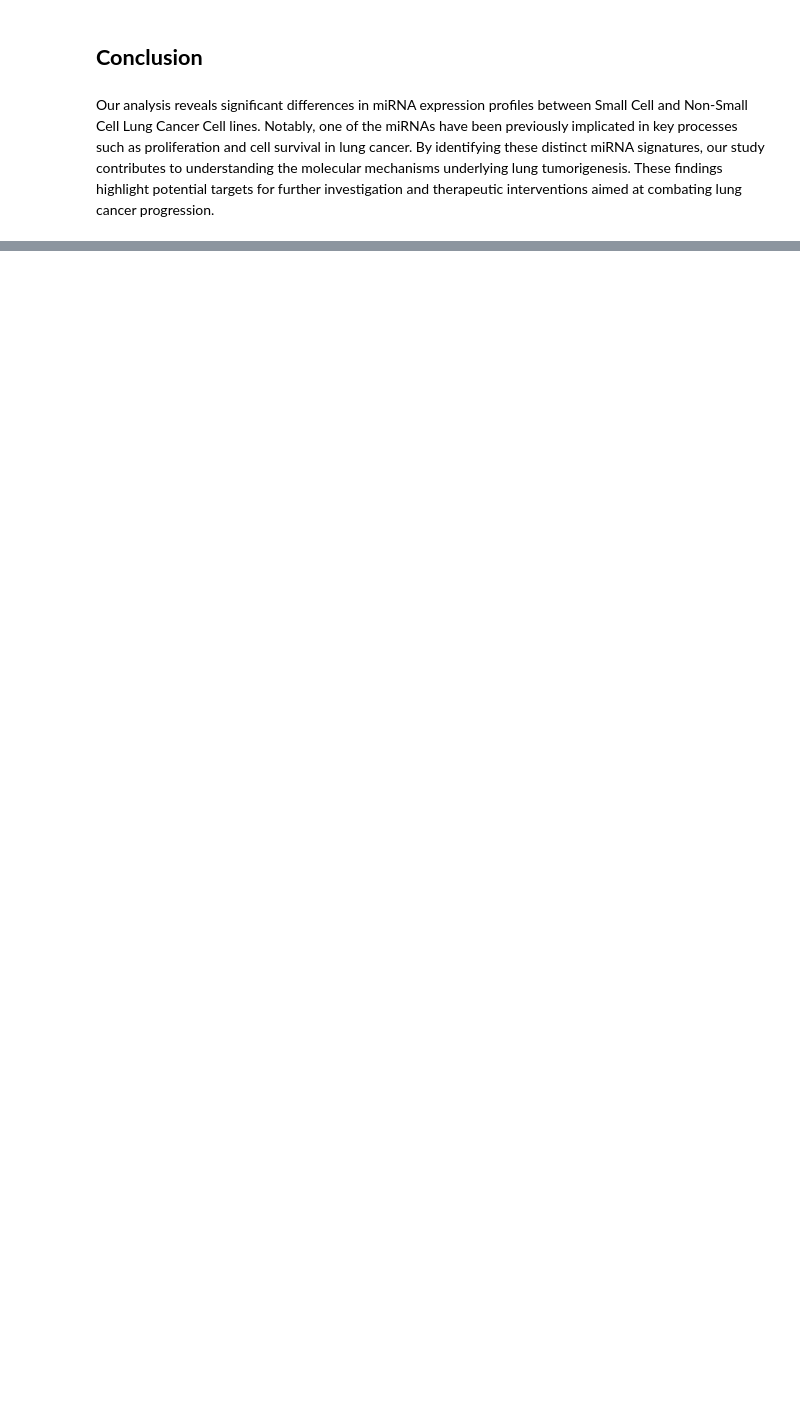
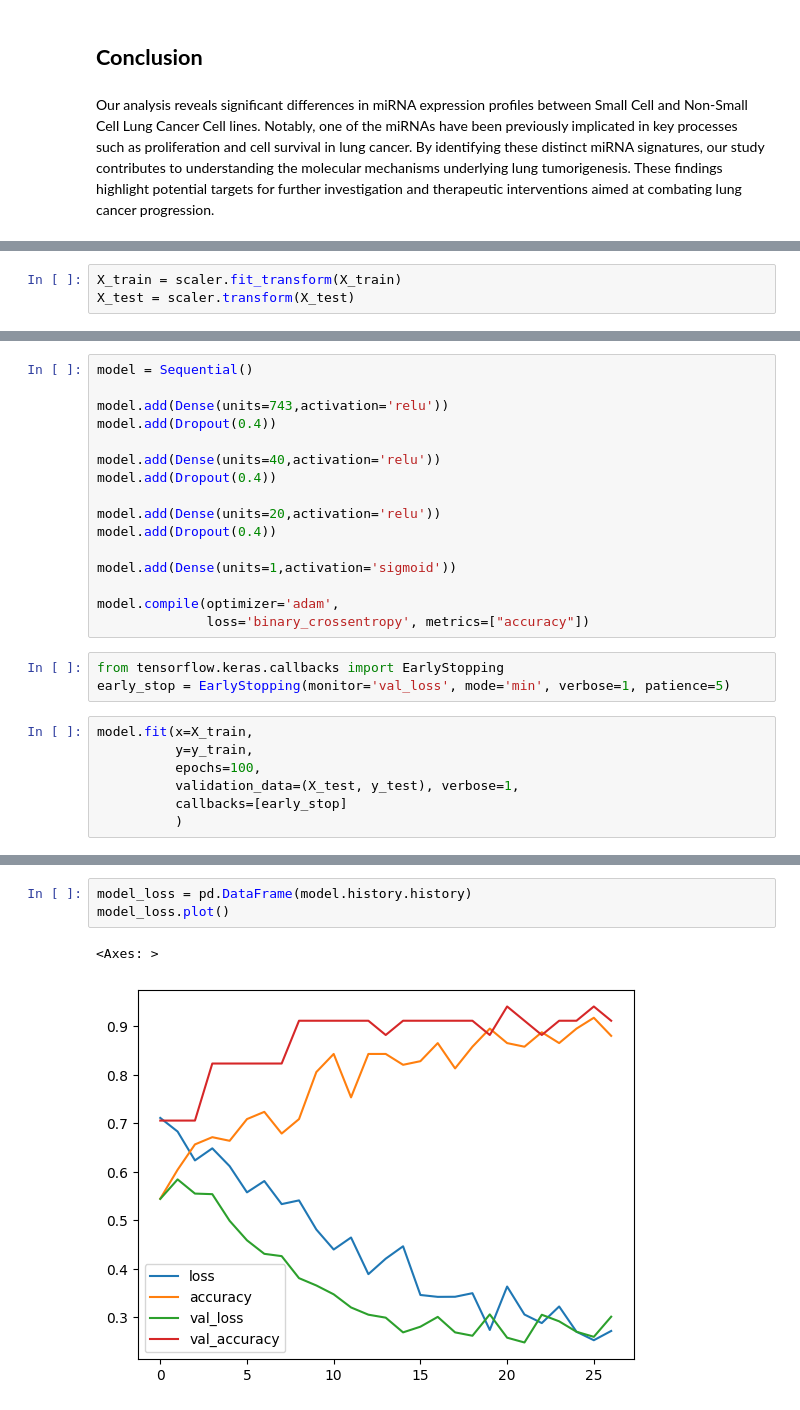
Before and after one commit to gc2321/3235-Machine-Learning, a Jupyter notebook: lung/lung_mirna.ipynb, the cells around one changed output, grey strips where cells are left out. Saved outputs shown, nothing was run; the diff lists cells and outputs as text; blank space fills up the shorter version.

```diff
--- a/lung/lung_mirna.ipynb
+++ b/lung/lung_mirna.ipynb
@@ -633,0 +646,3 @@ Technol Health Care. 2023. 31(5):1691-1707.doi: 10.3233/THC-220494
+# %%
+X_train = scaler.fit_transform(X_train)
+X_test = scaler.transform(X_test)
@@ -633,0 +657,26 @@ Technol Health Care. 2023. 31(5):1691-1707.doi: 10.3233/THC-220494
+# %%
+model = Sequential()
+
+model.add(Dense(units=743,activation='relu'))
+model.add(Dropout(0.4))
+
+model.add(Dense(units=40,activation='relu'))
+model.add(Dropout(0.4))
+
+model.add(Dense(units=20,activation='relu'))
+model.add(Dropout(0.4))
+
+model.add(Dense(units=1,activation='sigmoid'))
+
+model.compile(optimizer='adam',
+              loss='binary_crossentropy', metrics=["accuracy"])
+# %%
+from tensorflow.keras.callbacks import EarlyStopping
+early_stop = EarlyStopping(monitor='val_loss', mode='min', verbose=1, patience=5)
+# %%
+model.fit(x=X_train,
+          y=y_train,
+          epochs=100,
+          validation_data=(X_test, y_test), verbose=1,
+          callbacks=[early_stop]
+          )
@@ -633,0 +702,6 @@ Technol Health Care. 2023. 31(5):1691-1707.doi: 10.3233/THC-220494
+# %%
+model_loss = pd.DataFrame(model.history.history)
+model_loss.plot()
+# %% [output]
+<Axes: >
+[figure, added]
```
Also changed, not shown: parts of 24 cells of this notebook.
